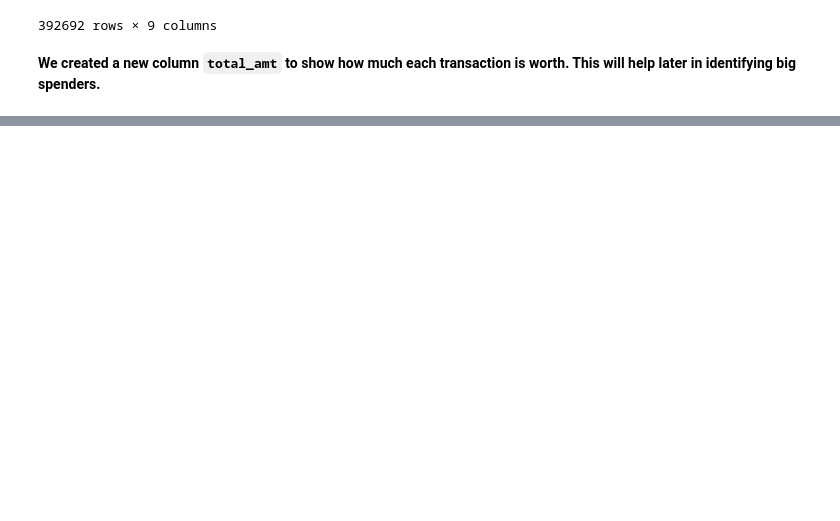
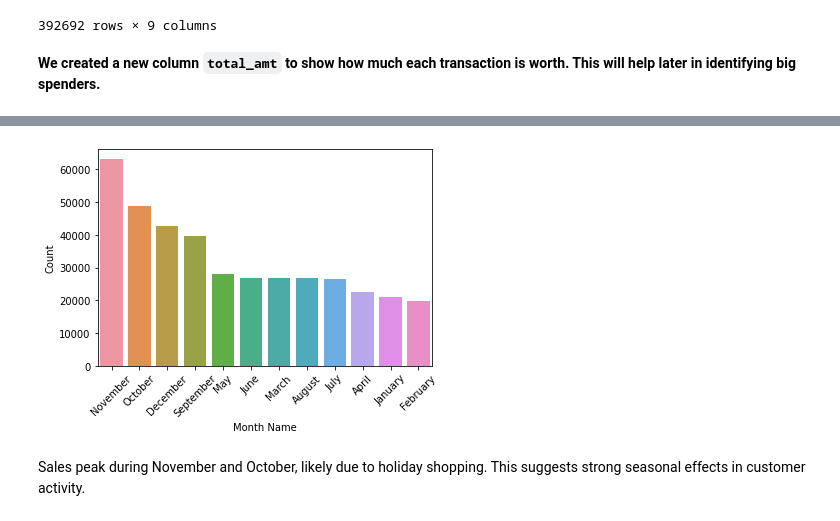
Before and after one commit to MihirKalariya25/MasterProject, a Jupyter notebook: Master_Project_main.ipynb, the cells around one changed output, grey strips where cells are left out. Cells and saved outputs as stored; diff of their text form; code cells hidden in the pictures; blank space fills up the shorter version.

```diff
--- a/Master_Project_main.ipynb
+++ b/Master_Project_main.ipynb
@@ -153,0 +234,4 @@ retail
+# %%
+top_productive_month = retail['month_name'].value_counts().reset_index()
+top_productive_month.columns = ['Month Name', 'Count']
+top_productive_month
@@ -153,0 +252,8 @@ retail
+# %%
+sns.barplot(x = 'Month Name', y = 'Count', data = top_productive_month)
+plt.xticks(rotation=45)
+plt.show()
+# %% [output]
+[figure, added]
+# %% [markdown]
+Sales peak during November and October, likely due to holiday shopping. This suggests strong seasonal effects in customer activity.
```
Also changed, not shown: parts of 15 cells of this notebook.
